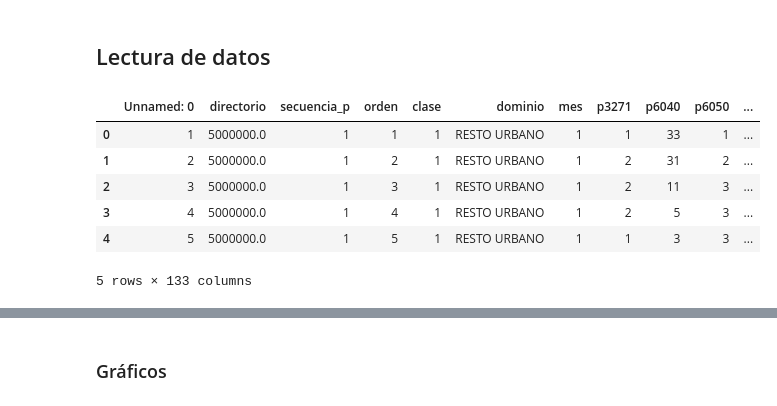
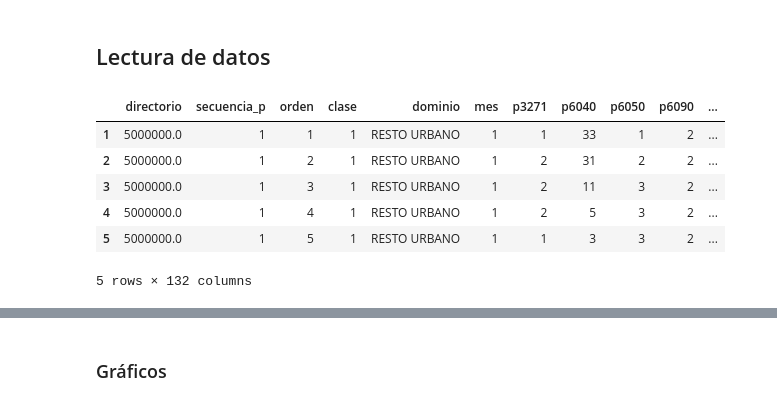
Before and after one commit to camilaleniss/miad-g8-project, a Jupyter notebook: Entrega_1_Exploracion_datos.ipynb, the cells around one changed output, grey strips where cells are left out. Drawn from its saved outputs; the diff is of its cells as text; code cells hidden in the pictures.

```diff
--- a/Entrega_1_Exploracion_datos.ipynb
+++ b/Entrega_1_Exploracion_datos.ipynb
@@ -5,13 +11,13 @@
 # %%
 import pandas as pd
 # %%
-personas_data = pd.read_csv('data/nivel_pobreza_personas.csv')
+personas_data = pd.read_csv('data/nivel_pobreza_personas.csv', index_col='Unnamed: 0')
 personas_data.head()
 # %% [output]
-|  | Unnamed: 0 | directorio | secuencia_p | orden | clase | dominio | mes | p3271 | p6040 | p6050 | ... |
-| 0 | 1 | 5000000.0 | 1 | 1 | 1 | RESTO URBANO | 1 | 1 | 33 | 1 | ... |
-| 1 | 2 | 5000000.0 | 1 | 2 | 1 | RESTO URBANO | 1 | 2 | 31 | 2 | ... |
-| 2 | 3 | 5000000.0 | 1 | 3 | 1 | RESTO URBANO | 1 | 2 | 11 | 3 | ... |
-| 3 | 4 | 5000000.0 | 1 | 4 | 1 | RESTO URBANO | 1 | 2 | 5 | 3 | ... |
-| 4 | 5 | 5000000.0 | 1 | 5 | 1 | RESTO URBANO | 1 | 1 | 3 | 3 | ... |
+|  | directorio | secuencia_p | orden | clase | dominio | mes | p3271 | p6040 | p6050 | p6090 | ... |
+| 1 | 5000000.0 | 1 | 1 | 1 | RESTO URBANO | 1 | 1 | 33 | 1 | 2 | ... |
+| 2 | 5000000.0 | 1 | 2 | 1 | RESTO URBANO | 1 | 2 | 31 | 2 | 2 | ... |
+| 3 | 5000000.0 | 1 | 3 | 1 | RESTO URBANO | 1 | 2 | 11 | 3 | 2 | ... |
+| 4 | 5000000.0 | 1 | 4 | 1 | RESTO URBANO | 1 | 2 | 5 | 3 | 2 | ... |
+| 5 | 5000000.0 | 1 | 5 | 1 | RESTO URBANO | 1 | 1 | 3 | 3 | 2 | ... |
-5 rows × 133 columns
+5 rows × 132 columns
```
Also changed, not shown: parts of 24 cells of this notebook, 1 other file.
